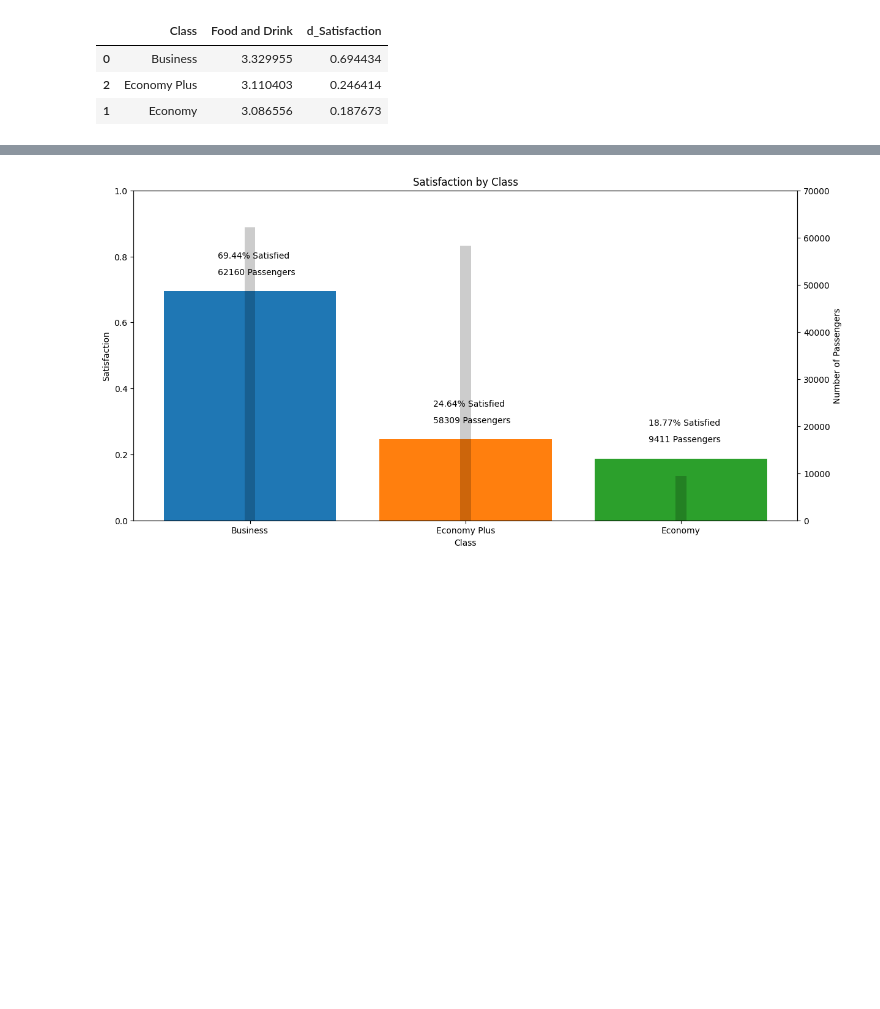
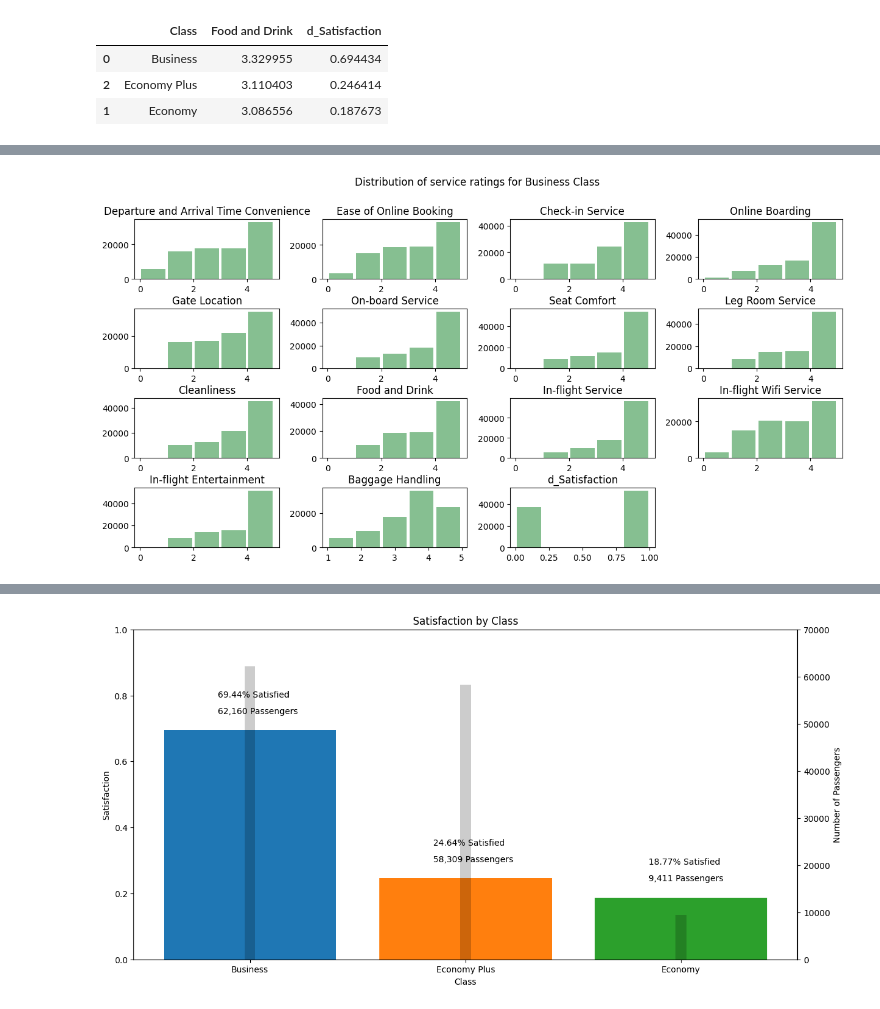
Before and after one commit to chef-danny-d/airline-satisfaction, a Jupyter notebook: project.ipynb, the cells around one changed output, grey strips where cells are left out. Drawn from its saved outputs; the diff is of its cells as text; code cells hidden in the pictures; blank space fills up the shorter version.

```diff
--- a/project.ipynb
+++ b/project.ipynb
@@ -979,0 +1028,7 @@ question_7_data[["Class", "Food and Drink" ,"d_Satisfaction"]].groupby(["Class"]
+# %%
+business_q7_p4.hist(bins=5, grid=False, figsize=(15,7), color='#86bf91', zorder=2, rwidth=0.9)
+plt.suptitle('Distribution of service ratings for Business Class')
+plt.subplots_adjust(hspace=0.5)
+plt.show()
+# %% [output]
+[figure, added]
```
Also changed, not shown: parts of 10 cells of this notebook.
